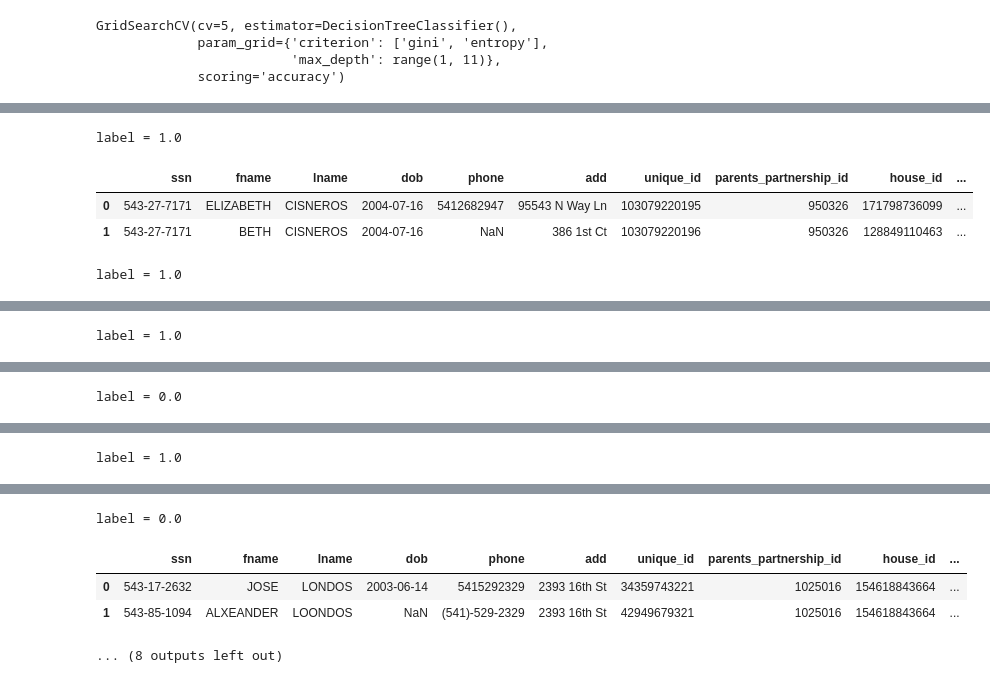
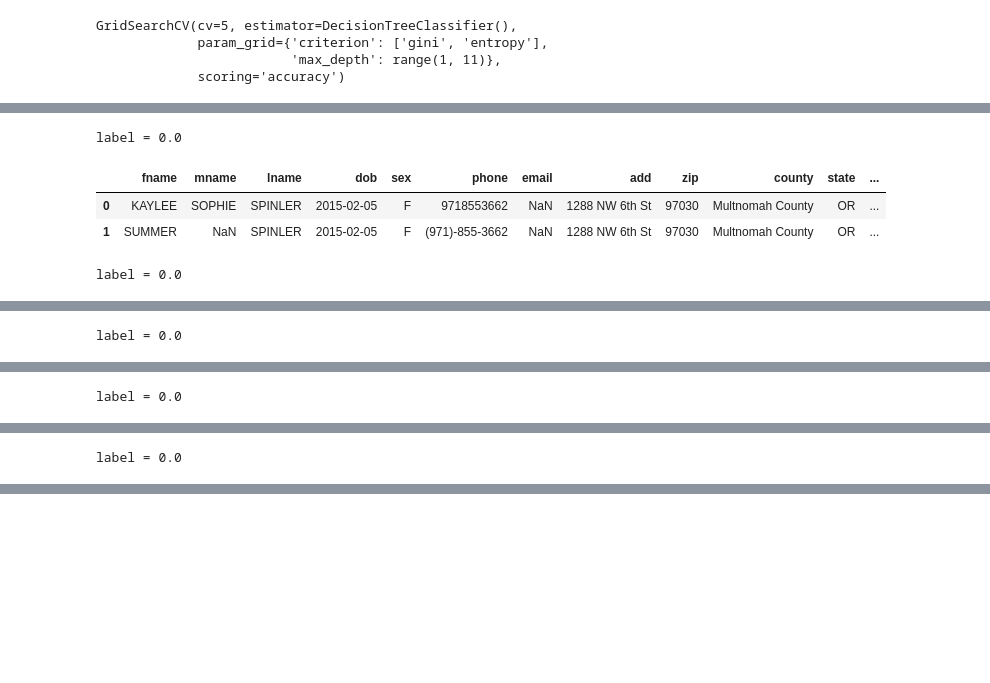
Before and after one commit to DOH-PJG1303/Applications-of-Python, a Jupyter notebook: Applications of Python/02. Machine Learning.ipynb, the cells around one changed output, grey strips where cells are left out. Saved outputs shown, nothing was run; the diff lists cells and outputs as text; code cells hidden in the pictures; blank space fills up the shorter version.

```diff
--- a/Applications of Python/02. Machine Learning.ipynb
+++ b/Applications of Python/02. Machine Learning.ipynb
@@ -154,17 +132,21 @@ wrong_responses = df.iloc[wrong_indices]
 # %%
-for i in range(0,10):
+list_results = y_pred == y_test
+wrong_guess_indices = list_results[list_results == False].index
+wrong_responses = df.iloc[wrong_guess_indices]
+
+for i in range(0,5):
     df1_index = wrong_responses.iloc[i]['Unnamed: 0']
     df2_index = wrong_responses.iloc[i]['Unnamed: 1']
     label = wrong_responses.iloc[i]['label']
     part1 = df1.loc[int(df1_index)]
     part2 = df2.loc[int(df2_index)]
     combined = pd.concat([part1,part2], ignore_index=True, axis=1).transpose()
     print(f'label = {label}')
     display(combined)
     print('\n\n')
 # %% [output]
-label = 1.0
+label = 0.0
-|  | ssn | fname | lname | dob | phone | add | unique_id | parents_partnership_id | house_id | ... |
-| 0 | 543-27-7171 | ELIZABETH | CISNEROS | 2004-07-16 | 5412682947 | 95543 N Way Ln | 103079220195 | 950326 | 171798736099 | ... |
-| 1 | 543-27-7171 | BETH | CISNEROS | 2004-07-16 | NaN | 386 1st Ct | 103079220196 | 950326 | 128849110463 | ... |
+|  | fname | mname | lname | dob | sex | phone | email | add | zip | county | state | ... |
+| 0 | KAYLEE | SOPHIE | SPINLER | 2015-02-05 | F | 9718553662 | NaN | 1288 NW 6th St | 97030 | Multnomah County | OR | ... |
+| 1 | SUMMER | NaN | SPINLER | 2015-02-05 | F | (971)-855-3662 | NaN | 1288 NW 6th St | 97030 | Multnomah County | OR | ... |
-label = 1.0
+label = 0.0
@@ -174 +156 @@ label = 1.0
-label = 1.0
+label = 0.0
@@ -182 +164 @@ label = 0.0
-label = 1.0
+label = 0.0
@@ -186,8 +168,3 @@ label = 1.0
-label = 0.0
-|  | ssn | fname | lname | dob | phone | add | unique_id | parents_partnership_id | house_id | ... |
-| 0 | 543-17-2632 | JOSE | LONDOS | 2003-06-14 | 5415292329 | 2393 16th St | 34359743221 | 1025016 | 154618843664 | ... |
-| 1 | 543-85-1094 | ALXEANDER | LOONDOS | NaN | (541)-529-2329 | 2393 16th St | 42949679321 | 1025016 | 154618843664 | ... |
-... (8 outputs left out)
 # %%
 pd.concat([part1,part2], ignore_index=True, axis=1).transpose()
 # %% [output]
```
Also changed, not shown: parts of 7 cells of this notebook, 1 other file.
